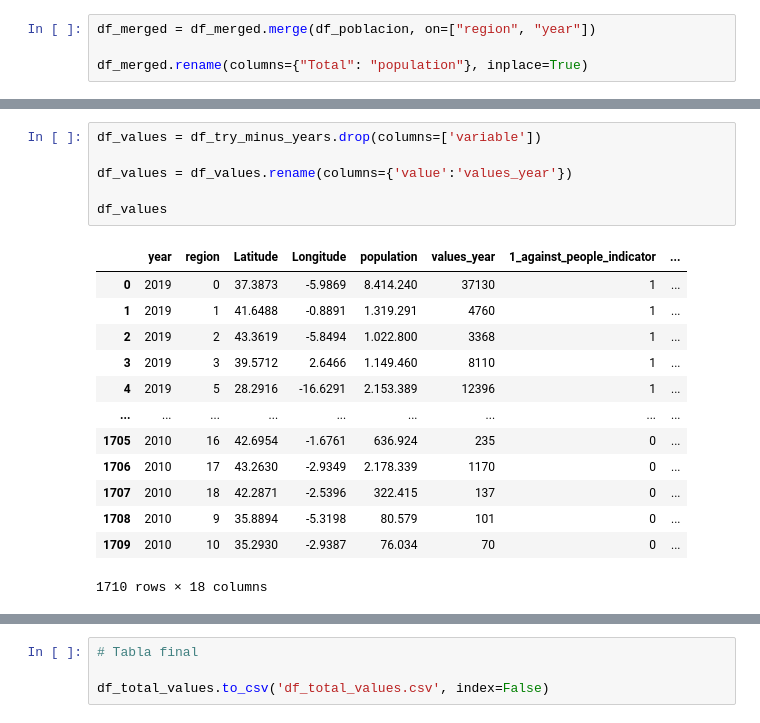
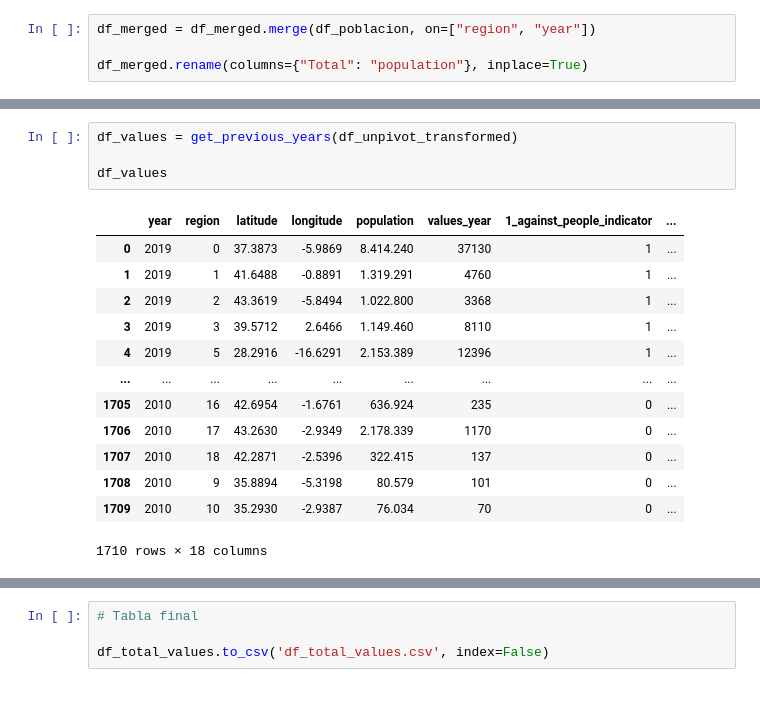
Before and after one commit to ivanalonsom/Project6, a Jupyter notebook: main.ipynb, the cells around one changed output, grey strips where cells are left out. Cells and saved outputs as stored; diff of their text form.

```diff
--- a/main.ipynb
+++ b/main.ipynb
@@ -275,21 +162,19 @@ df_try_minus_years
-# %%
-df_values = df_try_minus_years.drop(columns=['variable'])
-
-df_values = df_values.rename(columns={'value':'values_year'})
-
-df_values
-# %% [output]
-|  | year | region | Latitude | Longitude | population | values_year | 1_against_people_indicator | ... |
-| 0 | 2019 | 0 | 37.3873 | -5.9869 | 8.414.240 | 37130 | 1 | ... |
-| 1 | 2019 | 1 | 41.6488 | -0.8891 | 1.319.291 | 4760 | 1 | ... |
-| 2 | 2019 | 2 | 43.3619 | -5.8494 | 1.022.800 | 3368 | 1 | ... |
-| 3 | 2019 | 3 | 39.5712 | 2.6466 | 1.149.460 | 8110 | 1 | ... |
-| 4 | 2019 | 5 | 28.2916 | -16.6291 | 2.153.389 | 12396 | 1 | ... |
-| ... | ... | ... | ... | ... | ... | ... | ... | ... |
-| 1705 | 2010 | 16 | 42.6954 | -1.6761 | 636.924 | 235 | 0 | ... |
-| 1706 | 2010 | 17 | 43.2630 | -2.9349 | 2.178.339 | 1170 | 0 | ... |
-| 1707 | 2010 | 18 | 42.2871 | -2.5396 | 322.415 | 137 | 0 | ... |
-| 1708 | 2010 | 9 | 35.8894 | -5.3198 | 80.579 | 101 | 0 | ... |
-| 1709 | 2010 | 10 | 35.2930 | -2.9387 | 76.034 | 70 | 0 | ... |
-1710 rows × 18 columns
+# %%
+df_values = get_previous_years(df_unpivot_transformed)
+
+df_values
+# %% [output]
+|  | year | region | latitude | longitude | population | values_year | 1_against_people_indicator | ... |
+| 0 | 2019 | 0 | 37.3873 | -5.9869 | 8.414.240 | 37130 | 1 | ... |
+| 1 | 2019 | 1 | 41.6488 | -0.8891 | 1.319.291 | 4760 | 1 | ... |
+| 2 | 2019 | 2 | 43.3619 | -5.8494 | 1.022.800 | 3368 | 1 | ... |
+| 3 | 2019 | 3 | 39.5712 | 2.6466 | 1.149.460 | 8110 | 1 | ... |
+| 4 | 2019 | 5 | 28.2916 | -16.6291 | 2.153.389 | 12396 | 1 | ... |
+| ... | ... | ... | ... | ... | ... | ... | ... | ... |
+| 1705 | 2010 | 16 | 42.6954 | -1.6761 | 636.924 | 235 | 0 | ... |
+| 1706 | 2010 | 17 | 43.2630 | -2.9349 | 2.178.339 | 1170 | 0 | ... |
+| 1707 | 2010 | 18 | 42.2871 | -2.5396 | 322.415 | 137 | 0 | ... |
+| 1708 | 2010 | 9 | 35.8894 | -5.3198 | 80.579 | 101 | 0 | ... |
+| 1709 | 2010 | 10 | 35.2930 | -2.9387 | 76.034 | 70 | 0 | ... |
+1710 rows × 18 columns
 # %%
```
Also changed, not shown: parts of 13 cells of this notebook, 2 other files.
